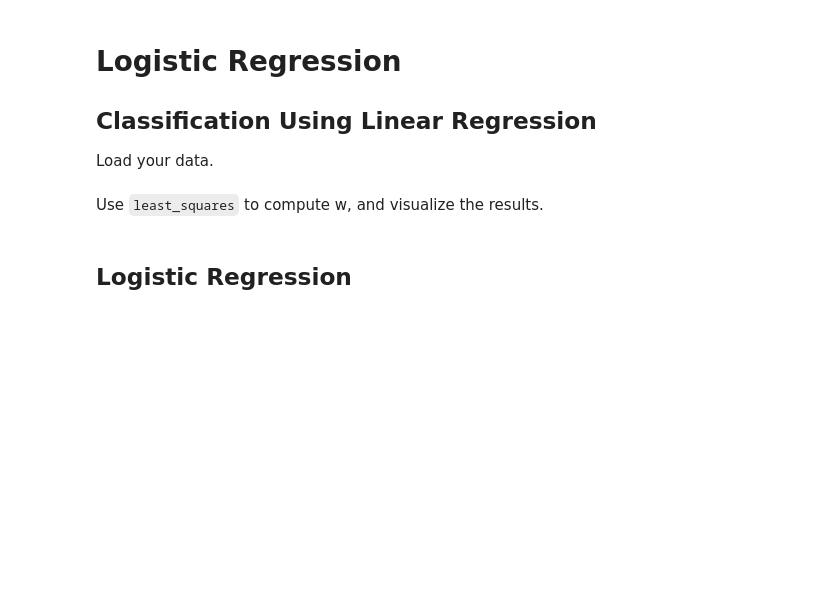
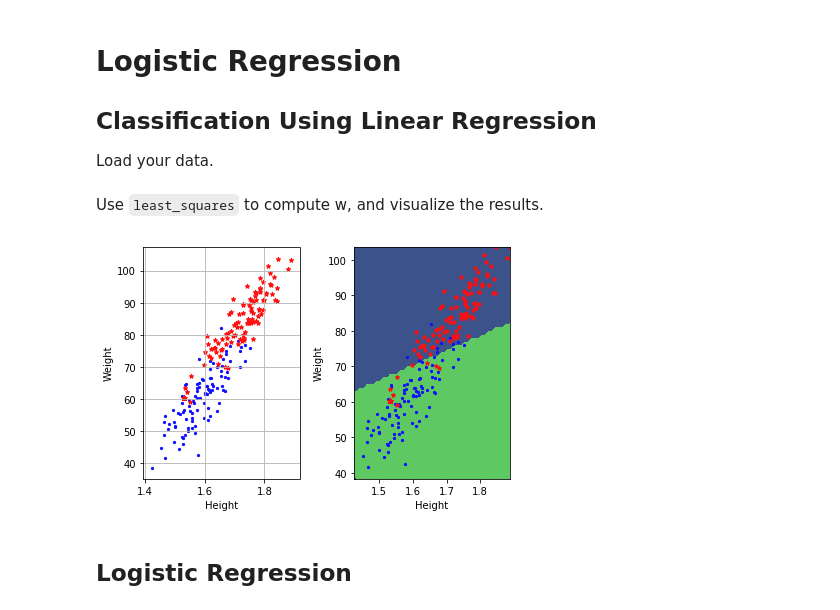
Before and after one commit to wickipedia/ML_course, a Jupyter notebook: labs/ex05/template/ex05.ipynb, the cells around one changed output. Saved outputs shown, nothing was run; the diff lists cells and outputs as text; code cells hidden in the pictures; blank space fills up the shorter version.

```diff
--- a/labs/ex05/template/ex05.ipynb
+++ b/labs/ex05/template/ex05.ipynb
@@ -26,19 +26,21 @@ Use `least_squares` to compute w, and visualize the results.
 # %%
 from least_squares import least_squares
 from plots import visualization
 
 def least_square_classification_demo(y, x):
     # ***************************************************
     # INSERT YOUR CODE HERE
     # classify the data by linear regression: TODO
     # ***************************************************
     tx = np.c_[np.ones((y.shape[0], 1)), x]
     # w = least squares with respect to tx
-    raise NotImplementedError
+    w=least_squares(y,tx)
 
     visualization(y, x, mean_x, std_x, w, "classification_by_least_square")
 
 least_square_classification_demo(y, x)
+# %% [output]
+[figure, added]
 # %% [markdown]
 ## Logistic Regression
 # %% [markdown]
```
Also changed, not shown: parts of 13 cells of this notebook, 6 other files.
